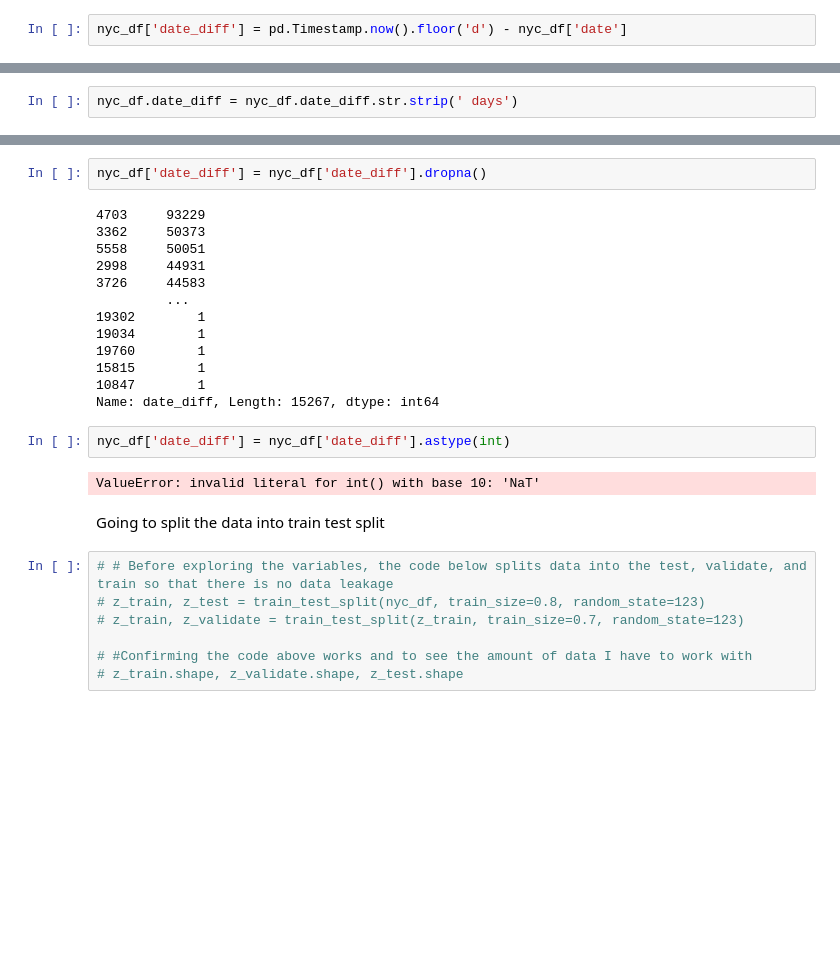
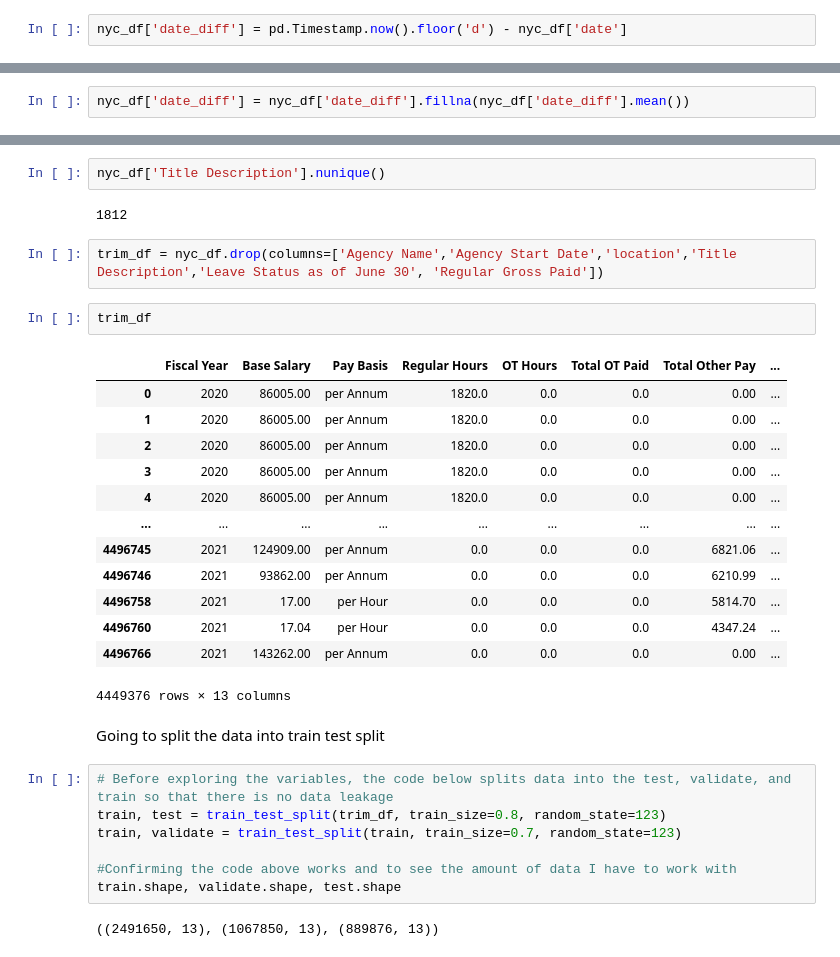
Before and after one commit to JaradAng/NYC-salary-prediction, a Jupyter notebook: nyc_eda.ipynb, the cells around one changed output, grey strips where cells are left out. Drawn from its saved outputs; the diff is of its cells as text; blank space fills up the shorter version.

```diff
--- a/nyc_eda.ipynb
+++ b/nyc_eda.ipynb
@@ -431,2 +438,2 @@ memory usage: 645.0+ MB
 # %%
-nyc_df.date_diff = nyc_df.date_diff.str.strip(' days')
+nyc_df['date_diff'] = nyc_df['date_diff'].fillna(nyc_df['date_diff'].mean())
@@ -446,28 +440,33 @@ nyc_df['date_diff'].isna().sum()
-# %%
-nyc_df['date_diff'] = nyc_df['date_diff'].dropna()
-# %% [output]
-4703     93229
-3362     50373
-5558     50051
-2998     44931
-3726     44583
-         ...
-19302        1
-19034        1
-19760        1
-15815        1
-10847        1
-Name: date_diff, Length: 15267, dtype: int64
-# %%
-nyc_df['date_diff'] = nyc_df['date_diff'].astype(int)
-# %% [output]
-ValueError: invalid literal for int() with base 10: 'NaT'
+# %%
+nyc_df['Title Description'].nunique()
+# %% [output]
+1812
+# %%
+trim_df = nyc_df.drop(columns=['Agency Name','Agency Start Date','location','Title Description','Leave Status as of June 30', 'Regular Gross Paid'])
+# %%
+trim_df
+# %% [output]
+|  | Fiscal Year | Base Salary | Pay Basis | Regular Hours | OT Hours | Total OT Paid | Total Other Pay | ... |
+| 0 | 2020 | 86005.00 | per Annum | 1820.0 | 0.0 | 0.0 | 0.00 | ... |
+| 1 | 2020 | 86005.00 | per Annum | 1820.0 | 0.0 | 0.0 | 0.00 | ... |
+| 2 | 2020 | 86005.00 | per Annum | 1820.0 | 0.0 | 0.0 | 0.00 | ... |
+| 3 | 2020 | 86005.00 | per Annum | 1820.0 | 0.0 | 0.0 | 0.00 | ... |
+| 4 | 2020 | 86005.00 | per Annum | 1820.0 | 0.0 | 0.0 | 0.00 | ... |
+| ... | ... | ... | ... | ... | ... | ... | ... | ... |
+| 4496745 | 2021 | 124909.00 | per Annum | 0.0 | 0.0 | 0.0 | 6821.06 | ... |
+| 4496746 | 2021 | 93862.00 | per Annum | 0.0 | 0.0 | 0.0 | 6210.99 | ... |
+| 4496758 | 2021 | 17.00 | per Hour | 0.0 | 0.0 | 0.0 | 5814.70 | ... |
+| 4496760 | 2021 | 17.04 | per Hour | 0.0 | 0.0 | 0.0 | 4347.24 | ... |
+| 4496766 | 2021 | 143262.00 | per Annum | 0.0 | 0.0 | 0.0 | 0.00 | ... |
+4449376 rows × 13 columns
 # %% [markdown]
 Going to split the data into train test split
 # %%
-# # Before exploring the variables, the code below splits data into the test, validate, and train so that there is no data leakage
-# z_train, z_test = train_test_split(nyc_df, train_size=0.8, random_state=123)
-# z_train, z_validate = train_test_split(z_train, train_size=0.7, random_state=123)
+# Before exploring the variables, the code below splits data into the test, validate, and train so that there is no data leakage
+train, test = train_test_split(trim_df, train_size=0.8, random_state=123)
+train, validate = train_test_split(train, train_size=0.7, random_state=123)
 
-# #Confirming the code above works and to see the amount of data I have to work with
-# z_train.shape, z_validate.shape, z_test.shape
+#Confirming the code above works and to see the amount of data I have to work with
+train.shape, validate.shape, test.shape
+# %% [output]
+((2491650, 13), (1067850, 13), (889876, 13))
```
Also changed, not shown: parts of 10 cells of this notebook.
